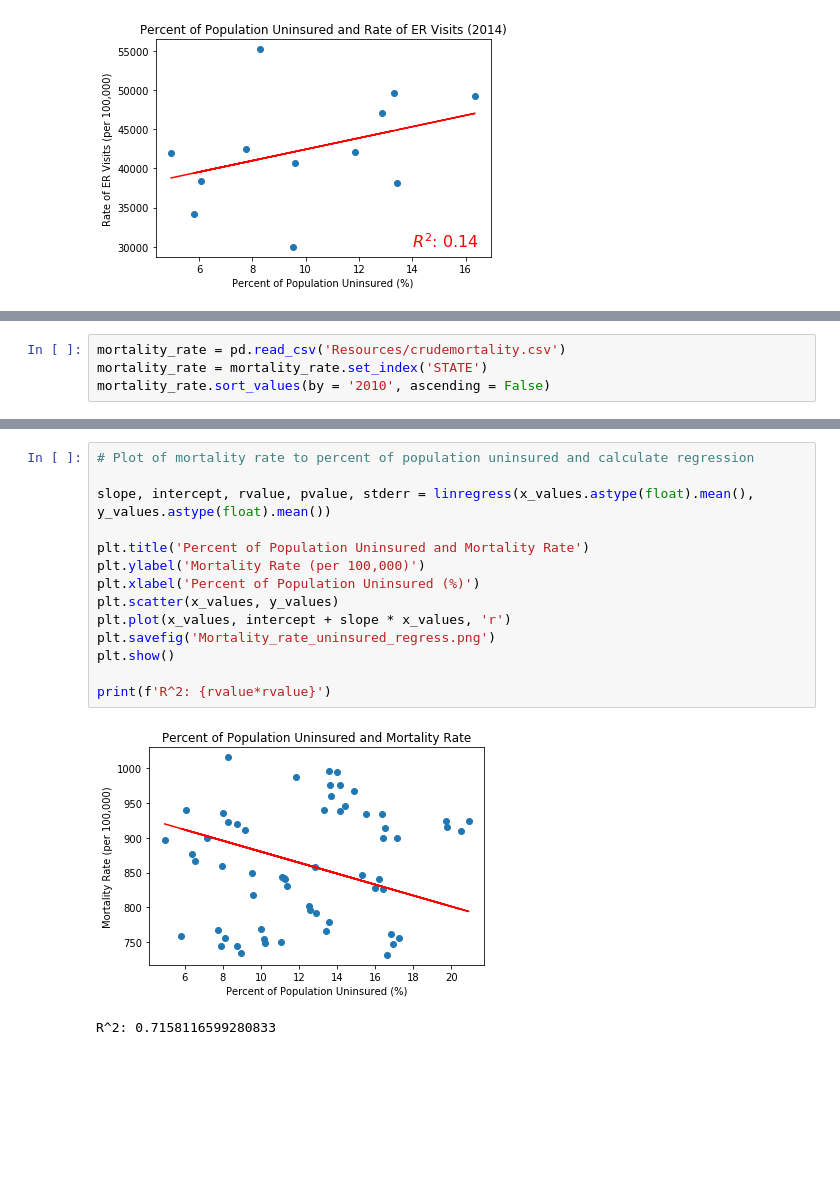
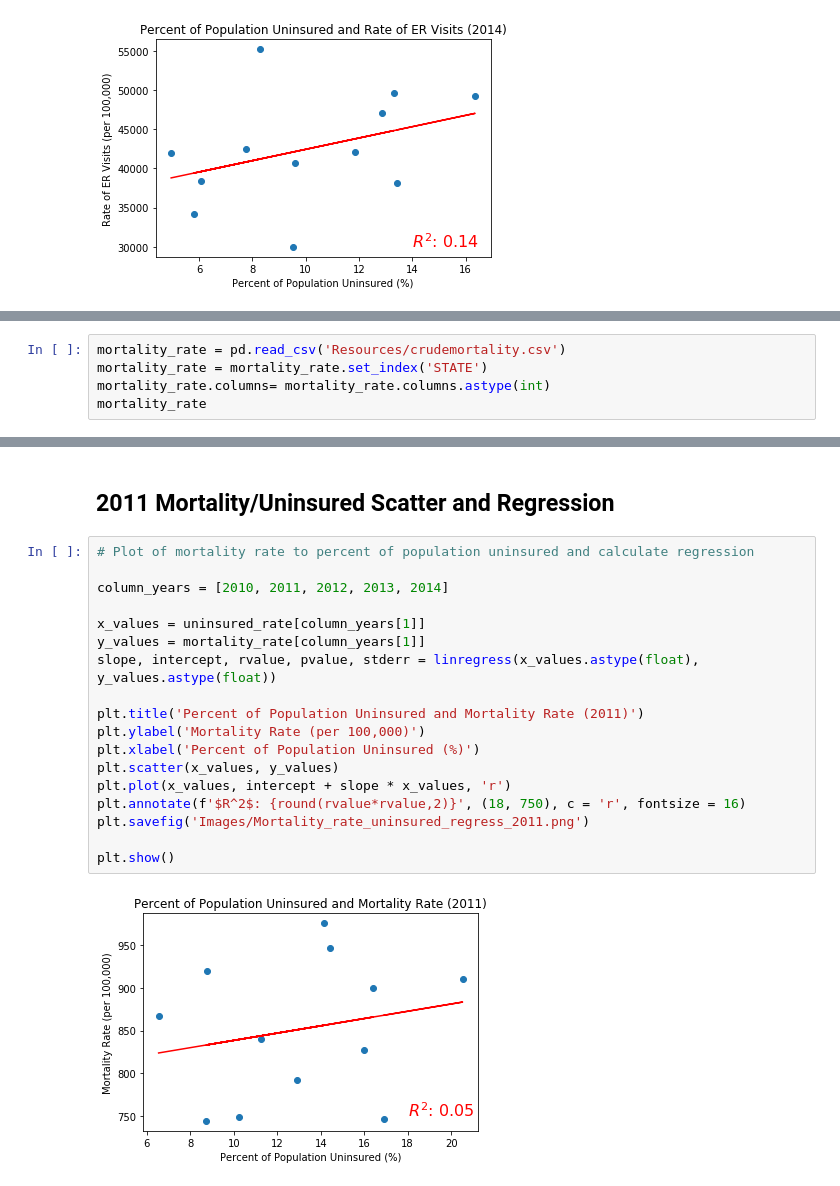
Before and after one commit to TJL30308/DREAM_Project, a Jupyter notebook: ER_Visits_Analysis.ipynb, the cells around one changed output, grey strips where cells are left out. Cells and saved outputs as stored; diff of their text form; blank space fills up the shorter version.

Commit message:
Added scatter plots for mortality/uninsured; saved plots as png.

```diff
--- a/ER_Visits_Analysis.ipynb
+++ b/ER_Visits_Analysis.ipynb
@@ -378,7 +380,8 @@ plt.show()
 # %%
 mortality_rate = pd.read_csv('Resources/crudemortality.csv')
 mortality_rate = mortality_rate.set_index('STATE')
-mortality_rate.sort_values(by = '2010', ascending = False)
+mortality_rate.columns= mortality_rate.columns.astype(int)
+mortality_rate
 # %% [output]
 |  | 2010 | 2011 | 2012 | 2013 | 2014 |
 | STATE |  |  |  |  |  |
@@ -408,17 +445,22 @@ plt.show()
+# %% [markdown]
+## 2011 Mortality/Uninsured Scatter and Regression
 # %%
 # Plot of mortality rate to percent of population uninsured and calculate regression
 
-slope, intercept, rvalue, pvalue, stderr = linregress(x_values.astype(float).mean(), y_values.astype(float).mean())
+column_years = [2010, 2011, 2012, 2013, 2014]
 
-plt.title('Percent of Population Uninsured and Mortality Rate')
+x_values = uninsured_rate[column_years[1]]
+y_values = mortality_rate[column_years[1]]
+slope, intercept, rvalue, pvalue, stderr = linregress(x_values.astype(float), y_values.astype(float))
+
+plt.title('Percent of Population Uninsured and Mortality Rate (2011)')
 plt.ylabel('Mortality Rate (per 100,000)')
 plt.xlabel('Percent of Population Uninsured (%)')
 plt.scatter(x_values, y_values)
 plt.plot(x_values, intercept + slope * x_values, 'r')
-plt.savefig('Mortality_rate_uninsured_regress.png')
+plt.annotate(f'$R^2$: {round(rvalue*rvalue,2)}', (18, 750), c = 'r', fontsize = 16)
+plt.savefig('Images/Mortality_rate_uninsured_regress_2011.png')
+
 plt.show()
-
-print(f'R^2: {rvalue*rvalue}')
 # %% [output]
-[figure, old version]
+[figure, new version]
-R^2: 0.7158116599280833
```
Also changed, not shown: parts of 18 cells of this notebook, 6 other files.
